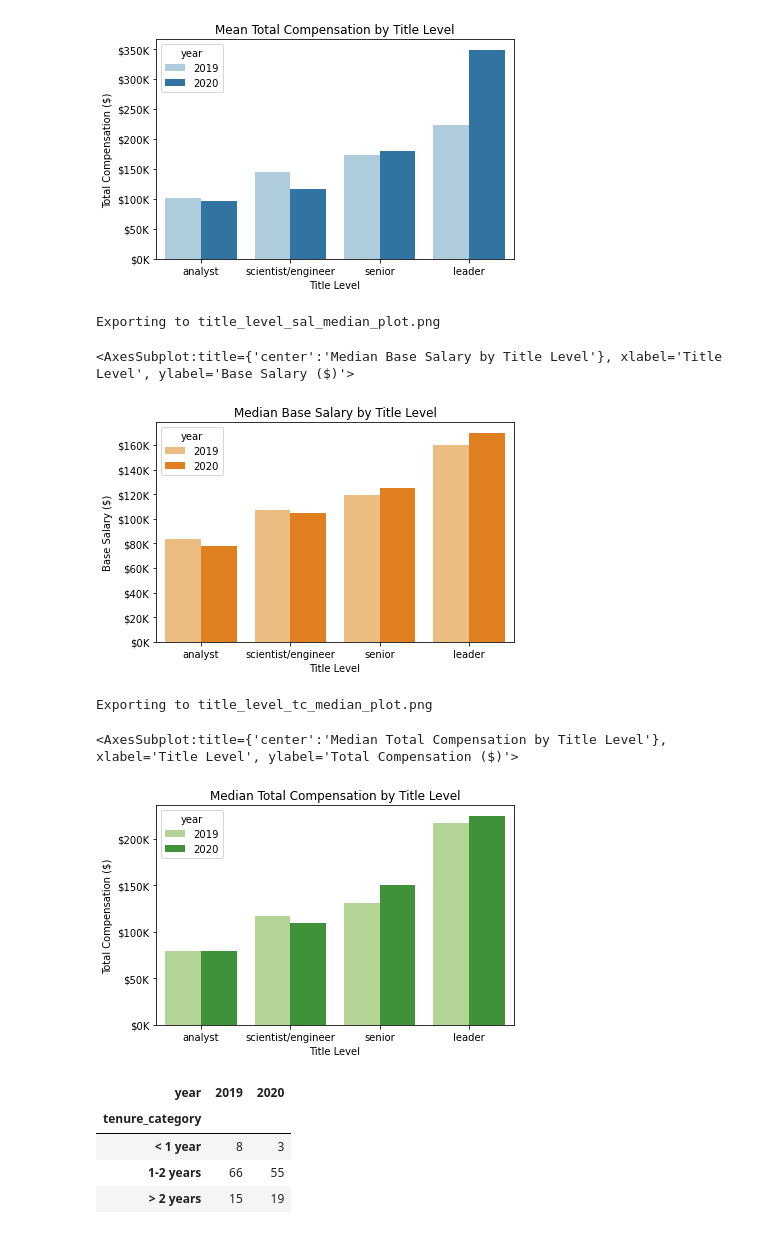
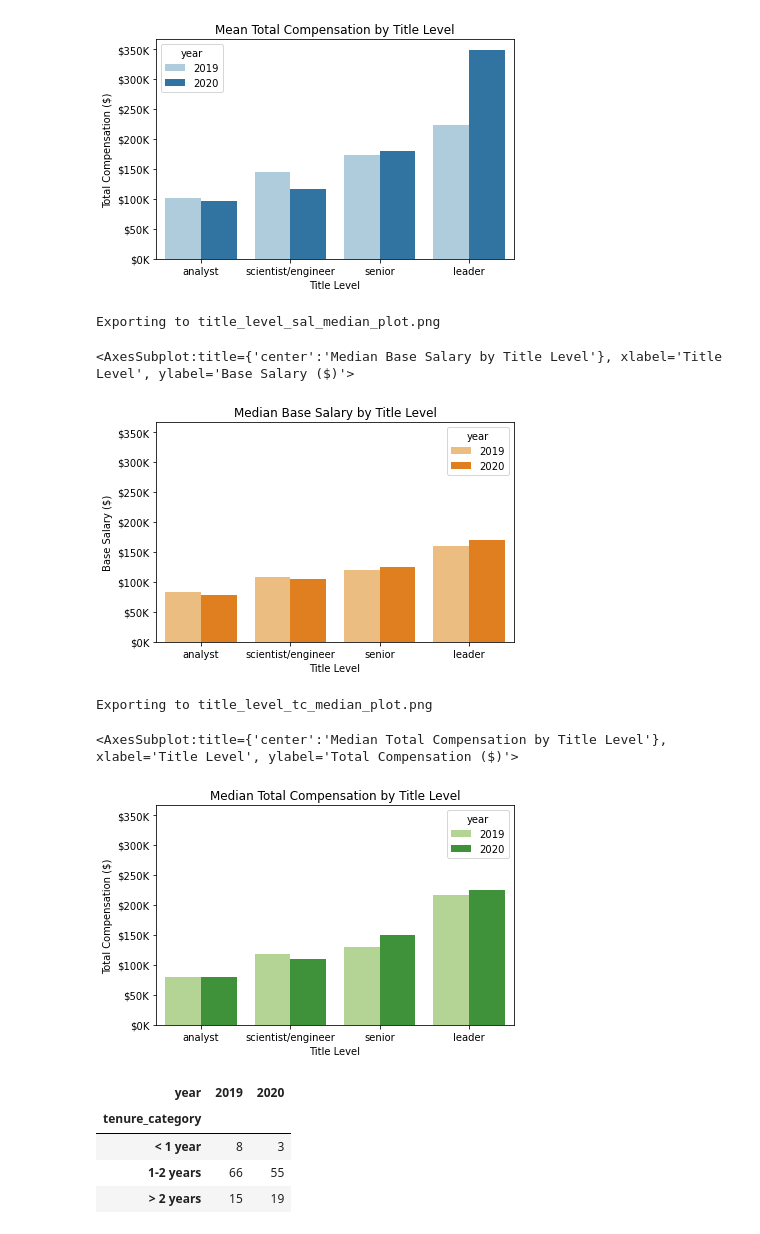
Before and after one commit to edmundworden/da6223_webscraping, a Jupyter notebook: reddit_data_science_salaries.ipynb, the cells around one changed output. Drawn from its saved outputs; the diff is of its cells as text; code cells hidden in the pictures.

```diff
--- a/reddit_data_science_salaries.ipynb
+++ b/reddit_data_science_salaries.ipynb
@@ -606,6 +606,7 @@ def ds_comp_barplot(
     sal_or_tc,
     mean_or_med,
     x_axis,
+    y_max,
     export=False,
     export_filename="nothing",
     facet=True,
@@ -644,6 +645,8 @@ def ds_comp_barplot(
         ticker.FuncFormatter(lambda x, pos: "${:,.0f}".format(x / 1000) + "K")
     )
 
+    output_barplot.set(ylim=(0, y_max))
+
     plt.title(title)
     plt.ylabel(ylab)
     plt.xlabel(xlab)
@@ -736,12 +757,26 @@ title_table[["year", "title_level", "index"]].pivot(
 # %%
 title_agg_mean = reddit_ds_df.groupby(["year", "title_level"]).aggregate("mean")
 title_agg_mean.reset_index(inplace=True)
+
+title_agg_median = reddit_ds_df.groupby(["year", "title_level"]).aggregate("median")
+title_agg_median.reset_index(inplace=True)
+
+title_agg_ymax = (
+    max(
+        list(title_agg_mean["salary_num"])
+        + list(title_agg_mean["total_comp_num"])
+        + list(title_agg_median["salary_num"])
+        + list(title_agg_median["total_comp_num"])
+    )
+    * 1.05
+)
 
 ds_comp_barplot(
     df=title_agg_mean,
     sal_or_tc="sal",
     mean_or_med="mean",
     x_axis="title_level",
+    y_max=title_agg_ymax,
     export=True,
     facet=True,
 )
@@ -763,34 +799,33 @@ Exporting to title_level_tc_mean_plot.png
 <AxesSubplot:title={'center':'Mean Total Compensation by Title Level'}, xlabel='Title Level', ylabel='Total Compensation ($)'>
 [figure]
 # %%
-title_agg_median = reddit_ds_df.groupby(["year", "title_level"]).aggregate("median")
-title_agg_median.reset_index(inplace=True)
-
 ds_comp_barplot(
     df=title_agg_median,
     sal_or_tc="sal",
     mean_or_med="median",
     x_axis="title_level",
+    y_max=title_agg_ymax,
     export=True,
     facet=True,
 )
 # %% [output]
 Exporting to title_level_sal_median_plot.png
 <AxesSubplot:title={'center':'Median Base Salary by Title Level'}, xlabel='Title Level', ylabel='Base Salary ($)'>
-[figure, old version]
+[figure, new version]
 # %%
 ds_comp_barplot(
     df=title_agg_median,
     sal_or_tc="tc",
     mean_or_med="median",
     x_axis="title_level",
+    y_max=title_agg_ymax,
     export=True,
     facet=True,
 )
 # %% [output]
 Exporting to title_level_tc_median_plot.png
 <AxesSubplot:title={'center':'Median Total Compensation by Title Level'}, xlabel='Title Level', ylabel='Total Compensation ($)'>
-[figure, old version]
+[figure, new version]
 # %%
 tenure_table = reddit_ds_df.groupby(["year", "tenure_category"]).aggregate("count")
 tenure_table.reset_index(inplace=True)
```
Also changed, not shown: parts of 24 cells of this notebook.
